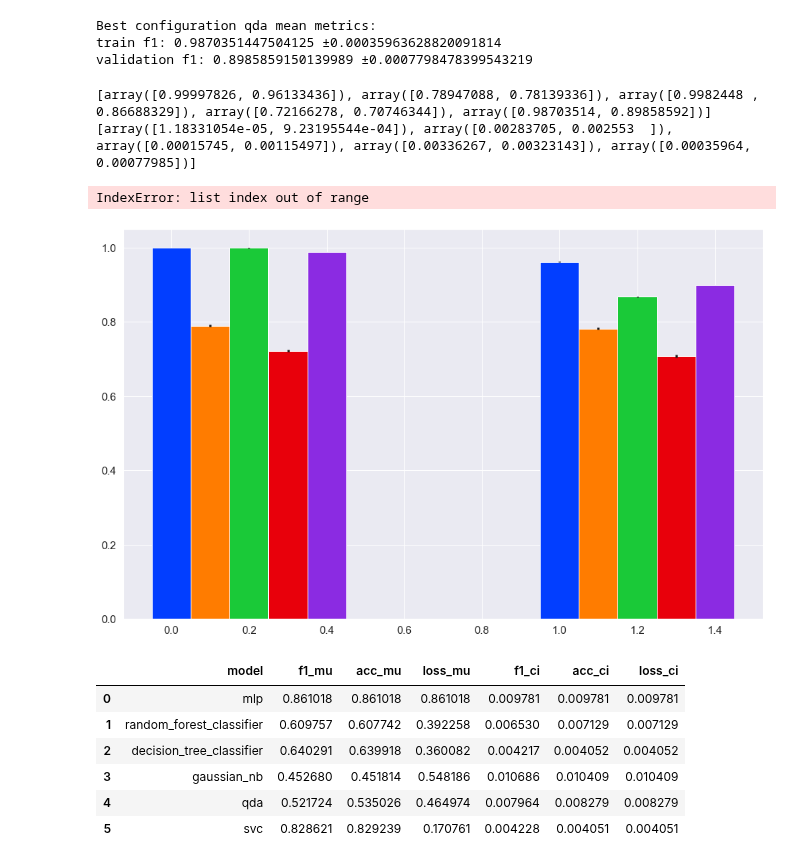
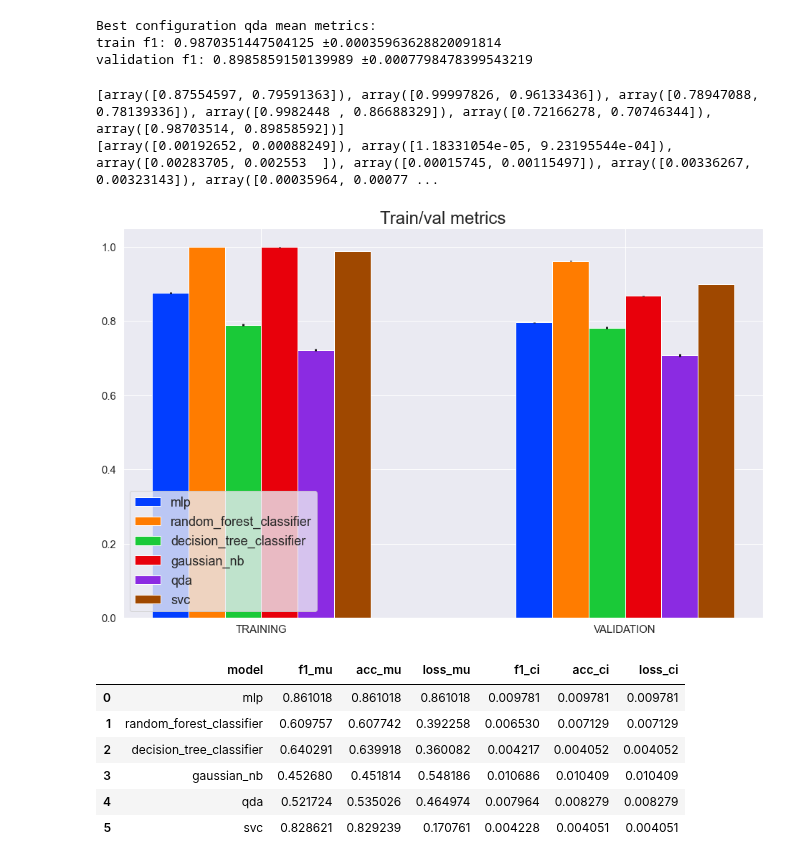
Before and after one commit to prushh/movie-lens-mlp, a Jupyter notebook: notebooks/3.0-performance-analysis.ipynb, the cells around one changed output. Cells and saved outputs as stored; diff of their text form; code cells hidden in the pictures.

Commit message:
update best config

```diff
--- a/notebooks/3.0-performance-analysis.ipynb
+++ b/notebooks/3.0-performance-analysis.ipynb
@@ -26,7 +26,7 @@ MLP_RESULTS_FOLDER = os.path.join('..', NETWORK_RESULT_CSV)
 ## Read output csv
 # %%
 mlp_all = pd.read_csv(os.path.join(MLP_RESULTS_FOLDER, 'out_mlp_all.csv'))
-mlp_batch = pd.read_csv(os.path.join(MLP_RESULTS_FOLDER, 'out_mlp_batch.csv'))
+mlp_batch = pd.read_csv(os.path.join(MLP_RESULTS_FOLDER, 'out_mlp_batch_no_norm.csv'))
 svm_res = pd.read_csv(os.path.join(RESULTS_FOLDER, 'out_svm.csv'))
 naive_res = pd.read_csv(os.path.join(RESULTS_FOLDER, 'best_out_naive_bayes.csv'))
 tree_res = pd.read_csv(os.path.join(RESULTS_FOLDER, 'best_out_tree_based.csv'))
@@ -87,9 +87,8 @@ def find_best_conf(lst_conf, df: pd.DataFrame) -> dict:
         conf[idx]['acc']['mu'] /= 100
         conf[idx]['acc']['t_student'] /= 100
     max = conf[0]
-
     for elm in conf:
-        if max['f1']['mu'] < elm['f1']['mu']:
+        if max['f1']['mu'] < elm['f1']['mu'] and max['f1']['t_student'] > elm['f1']['t_student']:
             max = elm
     return max
 # %% [markdown]
@@ -212,7 +211,6 @@ df = pd.DataFrame()
 # %%
 for idx in mlp_batch['cfg'].unique():
     config = get_best_configuration_mlp(idx, param_layers_batch, param_grid_mlp_batch)
-    batch_norm = config[5]
     batch_size = config[9]
     f1_dict = mu_confidence_interval(mlp_batch[mlp_batch['cfg'] == idx]['f1_test'])
     loss_dict = mu_confidence_interval(mlp_batch[mlp_batch['cfg'] == idx]['loss_test'])
@@ -220,7 +218,6 @@ for idx in mlp_batch['cfg'].unique():
 
     new_sample = pd.DataFrame({
         'index': [idx],
-        'batch_norm': [batch_norm],
         'batch_size': [batch_size],
         'f1_mean': [f1_dict['mu']],
         'f1_confidence': [f1_dict['t_student']],
@@ -409,7 +406,7 @@ def calculate_statistics_mlp_train(cfg:int, df: pd.DataFrame) -> dict:
                }
     return res
 # %%
-res_mlp_train = calculate_statistics_mlp_train(18,mlp_all)
+res_mlp_train = calculate_statistics_mlp_train(3,mlp_all)
 df_test_metric_train = summary_statistics_model(df_test_metric_train, res_mlp_train, 'mlp',train=True)
 # %% [output]
 Best configuration mlp mean metrics:
@@ -509,15 +490,14 @@ y_errs = []
 add_value_array_train(y_errs, df_test_metric_train, 'interval')
 print(y_errs)
 # %% [output]
-[array([0.99997826, 0.96133436]), array([0.78947088, 0.78139336]), array([0.9982448 , 0.86688329]), array([0.72166278, 0.70746344]), array([0.98703514, 0.89858592])]
-[array([1.18331054e-05, 9.23195544e-04]), array([0.00283705, 0.002553  ]), array([0.00015745, 0.00115497]), array([0.00336267, 0.00323143]), array([0.00035964, 0.00077985])]
+[array([0.87554597, 0.79591363]), array([0.99997826, 0.96133436]), array([0.78947088, 0.78139336]), array([0.9982448 , 0.86688329]), array([0.72166278, 0.70746344]), array([0.98703514, 0.89858592])]
+[array([0.00192652, 0.00088249]), array([1.18331054e-05, 9.23195544e-04]), array([0.00283705, 0.002553  ]), array([0.00015745, 0.00115497]), array([0.00336267, 0.00323143]), array([0.00035964, 0.00077 ...
 # %%
 barplot_multiple_columns(groups=['training', 'validation'],
                          elements_group=df_test_metric['model'].unique(), data=metrics, yerr=y_errs,
-                         title='Test metrics')
+                         title='Train/val metrics')
 # %% [output]
-IndexError: list index out of range
-[figure, old version]
+[figure, new version]
 # %%
 res_svm = calculate_statistics_sklearn(svm_res, 'svc')
 df_test_metric = summary_statistics_model(df_test_metric, res_svm, 'svc')
```
Also changed, not shown: parts of 9 cells of this notebook, 1 other file.
